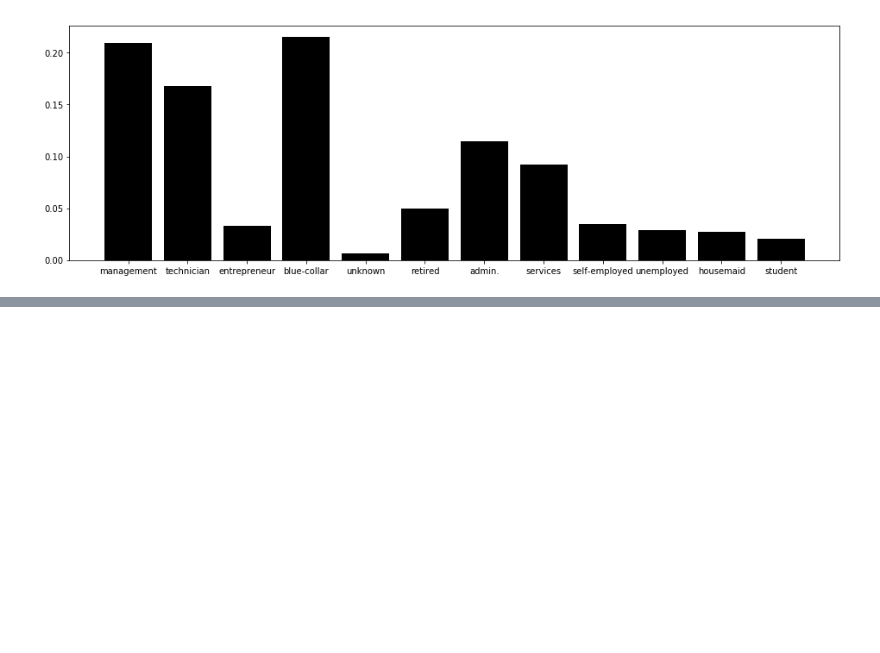
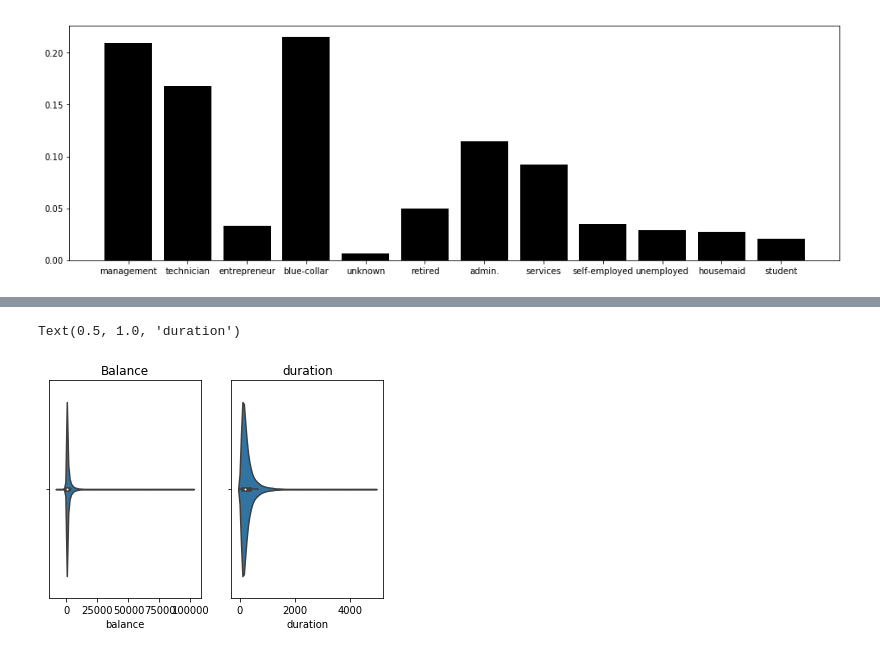
Before and after one commit to caseywasey/Bank-Marketing-Data-Set-Example-Project, a Jupyter notebook: Bank Project - Exploratory Data Analysis.ipynb, the cells around one changed output, grey strips where cells are left out. Cells and saved outputs as stored; diff of their text form; code cells hidden in the pictures; blank space fills up the shorter version.

```diff
--- a/Bank Project - Exploratory Data Analysis.ipynb
+++ b/Bank Project - Exploratory Data Analysis.ipynb
@@ -48,0 +104,11 @@ TypeError: unsupported operand type(s) for /: 'dict_values' and 'float'
+# %%
+plt.subplot(1,2,1)
+sns.violinplot(df.balance)
+plt.title('Balance')
+
+plt.subplot(1,2,2)
+sns.violinplot(df.duration)
+plt.title('duration')
+# %% [output]
+Text(0.5, 1.0, 'duration')
+[figure, added]
```
Also changed, not shown: parts of 14 cells of this notebook.
